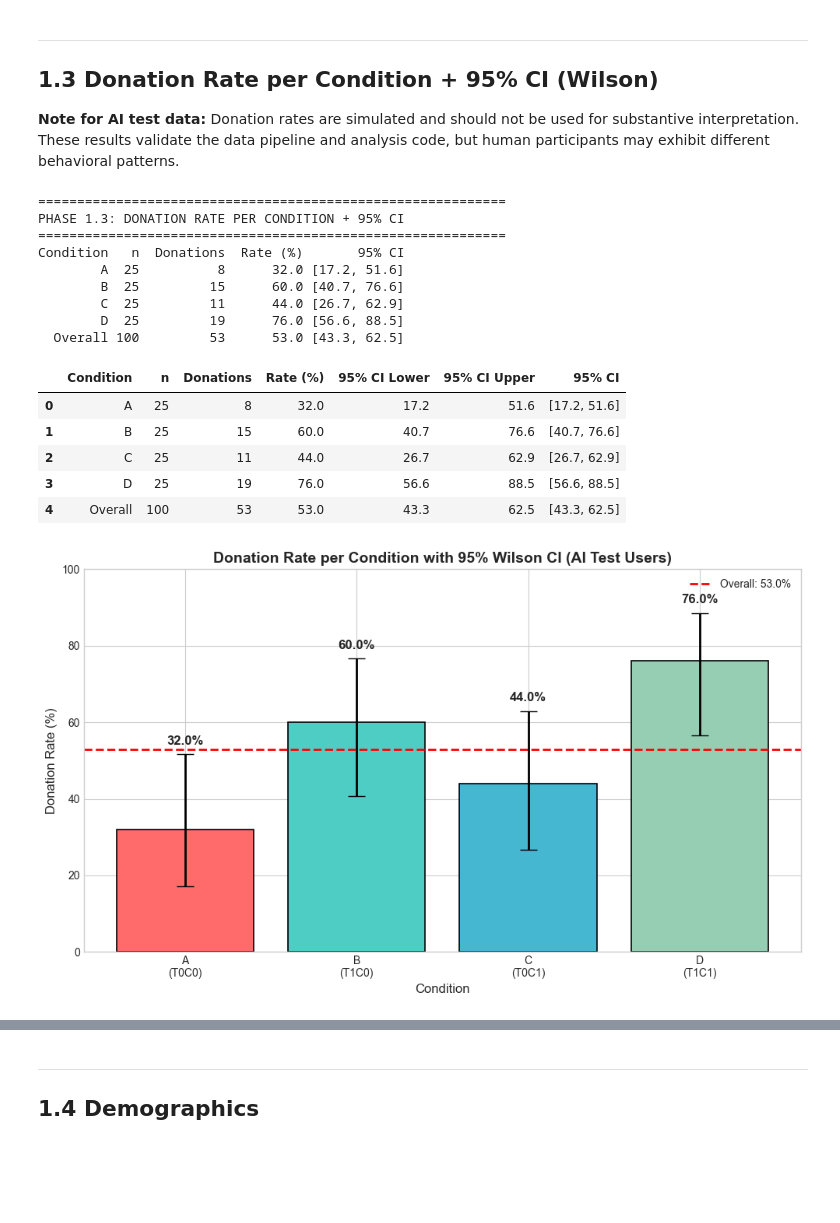
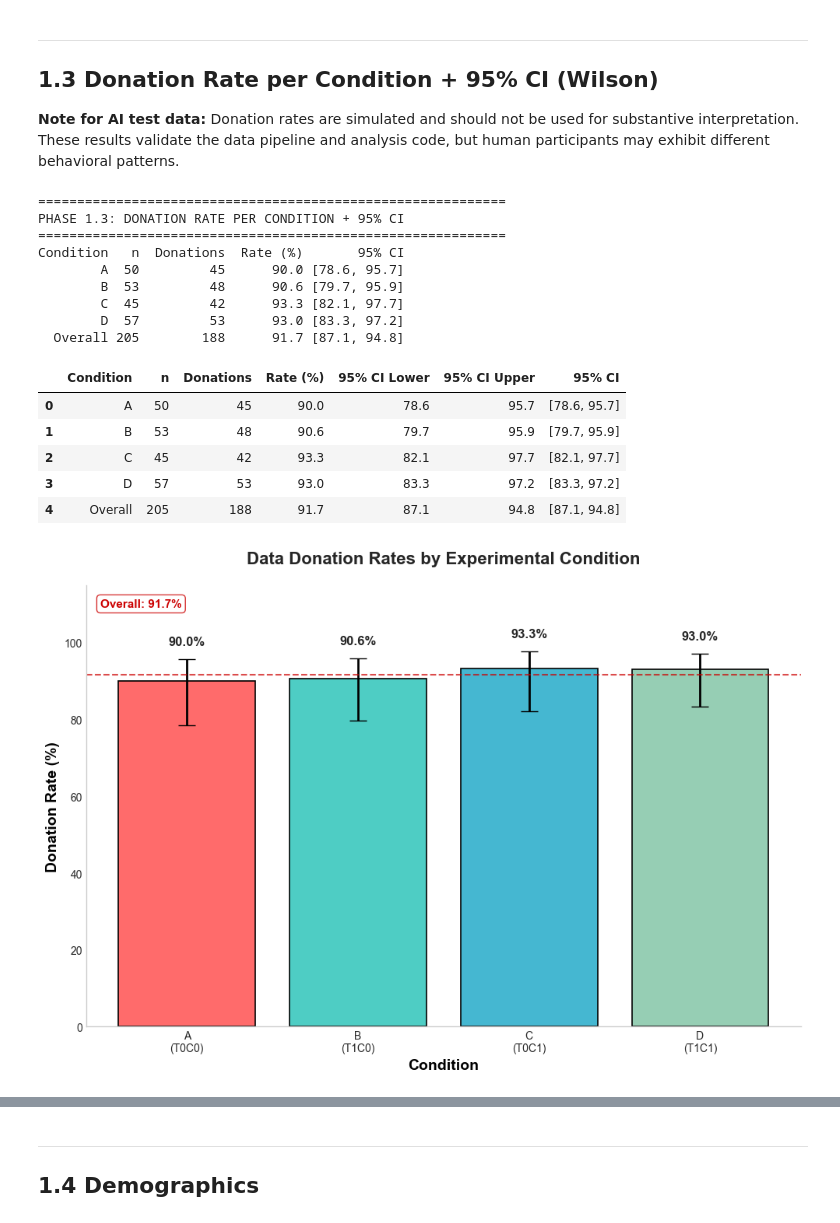
Before and after one commit to pluzgi/chatbot-study, a Jupyter notebook: analysis/phase1_descriptive_statistics.ipynb, the cells around one changed output, grey strips where cells are left out. Drawn from its saved outputs; the diff is of its cells as text; code cells hidden in the pictures; blank space fills up the shorter version.

```diff
--- a/analysis/phase1_descriptive_statistics.ipynb
+++ b/analysis/phase1_descriptive_statistics.ipynb
@@ -68,7 +69,7 @@ Analysis functions imported successfully!
 # CONFIGURATION: Select participant type
 # ============================================================
 # Set to True for AI participants, False for human participants
-IS_AI_PARTICIPANT = True
+IS_AI_PARTICIPANT = False  # CHANGED: Now analyzing human participants
 
 # Initialize configuration
 config = AnalysisConfig(is_ai_participant=IS_AI_PARTICIPANT)
@@ -185,6 +206,11 @@ Condition   n     %
 # %%
 # Visualize N per condition
 fig, ax = plt.subplots(figsize=(8, 5))
+
+# Clean style
+ax.grid(False)
+ax.set_facecolor('white')
+fig.patch.set_facecolor('white')
 
 conditions = ['A\n(T0C0)', 'B\n(T1C0)', 'C\n(T0C1)', 'D\n(T1C1)']
 n_values = n_per_condition[n_per_condition['Condition'] != 'Total']['n'].values
@@ -192,16 +218,17 @@ n_values = n_per_condition[n_per_condition['Condition'] != 'Total']['n'].values
 colors = ['#FF6B6B', '#4ECDC4', '#45B7D1', '#96CEB4']
 bars = ax.bar(conditions, n_values, color=colors, edgecolor='black', linewidth=1.2)
 
-# Add value labels
 for bar, val in zip(bars, n_values):
     ax.text(bar.get_x() + bar.get_width()/2, bar.get_height() + 2,
             f'n={val}', ha='center', va='bottom', fontsize=11, fontweight='bold')
 
-ax.set_ylabel('Number of Participants', fontsize=12)
-ax.set_xlabel('Condition', fontsize=12)
-ax.set_title(f'Sample Size per Condition ({participant_label})', fontsize=14, fontweight='bold')
+ax.set_ylabel('Number of Participants', fontsize=14, color='black', fontweight='bold')
+ax.set_xlabel('Condition', fontsize=14, color='black', fontweight='bold')
+ax.set_title('Sample Size per Condition', fontsize=16, fontweight='bold', pad=15)
 ax.axhline(y=len(df_filtered)/4, color='gray', linestyle='--', alpha=0.7, label='Expected (balanced)')
 ax.legend()
+ax.spines['top'].set_visible(False)
+ax.spines['right'].set_visible(False)
 
 plt.tight_layout()
 plt.savefig('output/phase1/fig_n_per_condition.png', dpi=150, bbox_inches='tight')
@@ -222,58 +249,66 @@ donation_rates
 PHASE 1.3: DONATION RATE PER CONDITION + 95% CI
 ============================================================
 Condition   n  Donations  Rate (%)       95% CI
-        A  25          8      32.0 [17.2, 51.6]
-        B  25         15      60.0 [40.7, 76.6]
-        C  25         11      44.0 [26.7, 62.9]
-        D  25         19      76.0 [56.6, 88.5]
-  Overall 100         53      53.0 [43.3, 62.5]
+        A  50         45      90.0 [78.6, 95.7]
+        B  53         48      90.6 [79.7, 95.9]
+        C  45         42      93.3 [82.1, 97.7]
+        D  57         53      93.0 [83.3, 97.2]
+  Overall 205        188      91.7 [87.1, 94.8]
 |  | Condition | n | Donations | Rate (%) | 95% CI Lower | 95% CI Upper | 95% CI |
-| 0 | A | 25 | 8 | 32.0 | 17.2 | 51.6 | [17.2, 51.6] |
-| 1 | B | 25 | 15 | 60.0 | 40.7 | 76.6 | [40.7, 76.6] |
-| 2 | C | 25 | 11 | 44.0 | 26.7 | 62.9 | [26.7, 62.9] |
-| 3 | D | 25 | 19 | 76.0 | 56.6 | 88.5 | [56.6, 88.5] |
-| 4 | Overall | 100 | 53 | 53.0 | 43.3 | 62.5 | [43.3, 62.5] |
+| 0 | A | 50 | 45 | 90.0 | 78.6 | 95.7 | [78.6, 95.7] |
+| 1 | B | 53 | 48 | 90.6 | 79.7 | 95.9 | [79.7, 95.9] |
+| 2 | C | 45 | 42 | 93.3 | 82.1 | 97.7 | [82.1, 97.7] |
+| 3 | D | 57 | 53 | 93.0 | 83.3 | 97.2 | [83.3, 97.2] |
+| 4 | Overall | 205 | 188 | 91.7 | 87.1 | 94.8 | [87.1, 94.8] |
 # %%
 # Visualize donation rates with 95% CI
-fig, ax = plt.subplots(figsize=(10, 6))
+fig, ax = plt.subplots(figsize=(10, 7))
+
+# Clean style: no grid
+ax.grid(False)
+ax.set_facecolor('white')
+fig.patch.set_facecolor('white')
 
 # Filter to conditions only (exclude Overall)
 dr_conditions = donation_rates[donation_rates['Condition'] != 'Overall'].copy()
 
 conditions = ['A\n(T0C0)', 'B\n(T1C0)', 'C\n(T0C1)', 'D\n(T1C1)']
 rates = dr_conditions['Rate (%)'].values
 ci_lower = dr_conditions['95% CI Lower'].values
 ci_upper = dr_conditions['95% CI Upper'].values
 
 # Calculate error bars
 errors = [rates - ci_lower, ci_upper - rates]
 
 colors = ['#FF6B6B', '#4ECDC4', '#45B7D1', '#96CEB4']
 bars = ax.bar(conditions, rates, color=colors, edgecolor='black', linewidth=1.2,
               yerr=errors, capsize=8, error_kw={'linewidth': 2})
 
-# Add value labels
+# Add value labels above CI whiskers
 for bar, rate, lower, upper in zip(bars, rates, ci_lower, ci_upper):
-    ax.text(bar.get_x() + bar.get_width()/2, bar.get_height() + (upper - rate) + 2,
+    ax.text(bar.get_x() + bar.get_width()/2, upper + 3,
             f'{rate:.1f}%', ha='center', va='bottom', fontsize=12, fontweight='bold')
 
-# Add overall rate line
+# Add overall rate line with label inside plot (top-left)
 overall_rate = donation_rates[donation_rates['Condition'] == 'Overall']['Rate (%)'].values[0]
-ax.axhline(y=overall_rate, color='red', linestyle='--', linewidth=2,
-           label=f'Overall: {overall_rate:.1f}%')
+ax.axhline(y=overall_rate, color='#CC0000', linestyle='--', linewidth=1.5, alpha=0.7)
+ax.text(0.02, 0.97, f'Overall: {overall_rate:.1f}%', transform=ax.transAxes,
+        fontsize=11, color='#CC0000', fontweight='bold', va='top',
+        bbox=dict(boxstyle='round,pad=0.3', facecolor='white', edgecolor='#CC0000', alpha=0.8))
 
-ax.set_ylabel('Donation Rate (%)', fontsize=12)
-ax.set_xlabel('Condition', fontsize=12)
-ax.set_title(f'Donation Rate per Condition with 95% Wilson CI ({participant_label})',
-             fontsize=14, fontweight='bold')
-ax.set_ylim(0, 100)
-ax.legend(loc='upper right')
+ax.set_ylabel('Donation Rate (%)', fontsize=14, color='black', fontweight='bold')
+ax.set_xlabel('Condition', fontsize=14, color='black', fontweight='bold')
+ax.set_title('Data Donation Rates by Experimental Condition',
+             fontsize=16, fontweight='bold', pad=20)
+ax.set_ylim(0, 115)
+ax.spines['top'].set_visible(False)
+ax.spines['right'].set_visible(False)
 
 plt.tight_layout()
 plt.savefig('output/phase1/fig_donation_rates.png', dpi=150, bbox_inches='tight')
 plt.show()
 # %% [output]
-[figure, old version]
+[figure, new version]
 # %%
 # Donation rate by Transparency Level (T0 vs T1)
 fig, axes = plt.subplots(1, 2, figsize=(14, 5))
```
Also changed, not shown: parts of 24 cells of this notebook, 22 other files.
